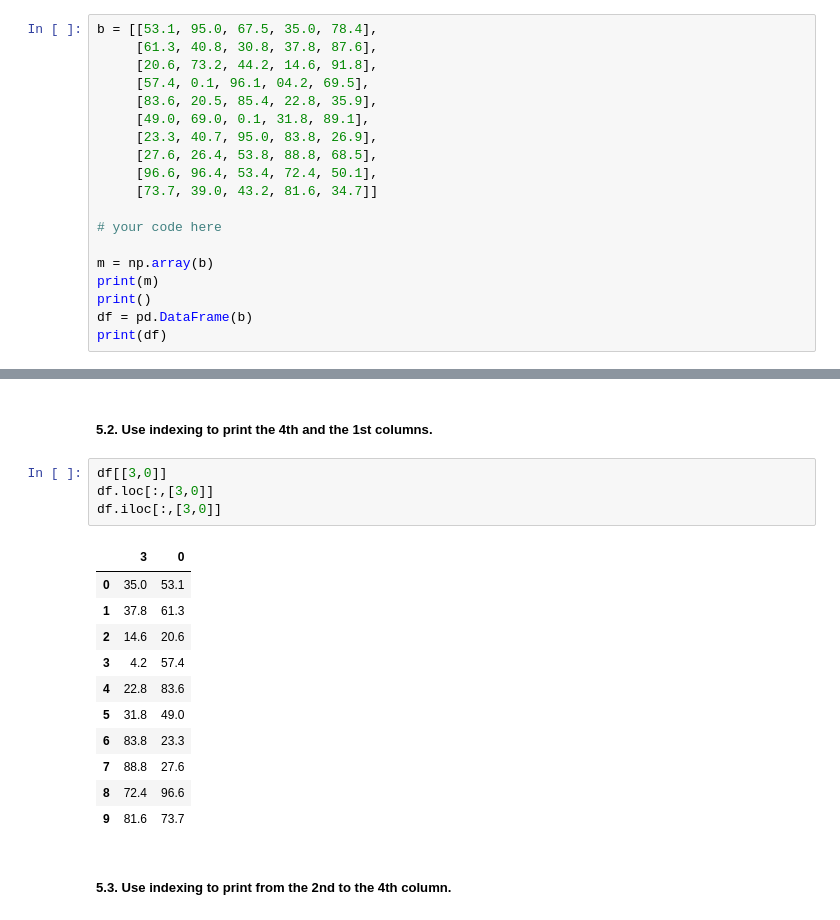
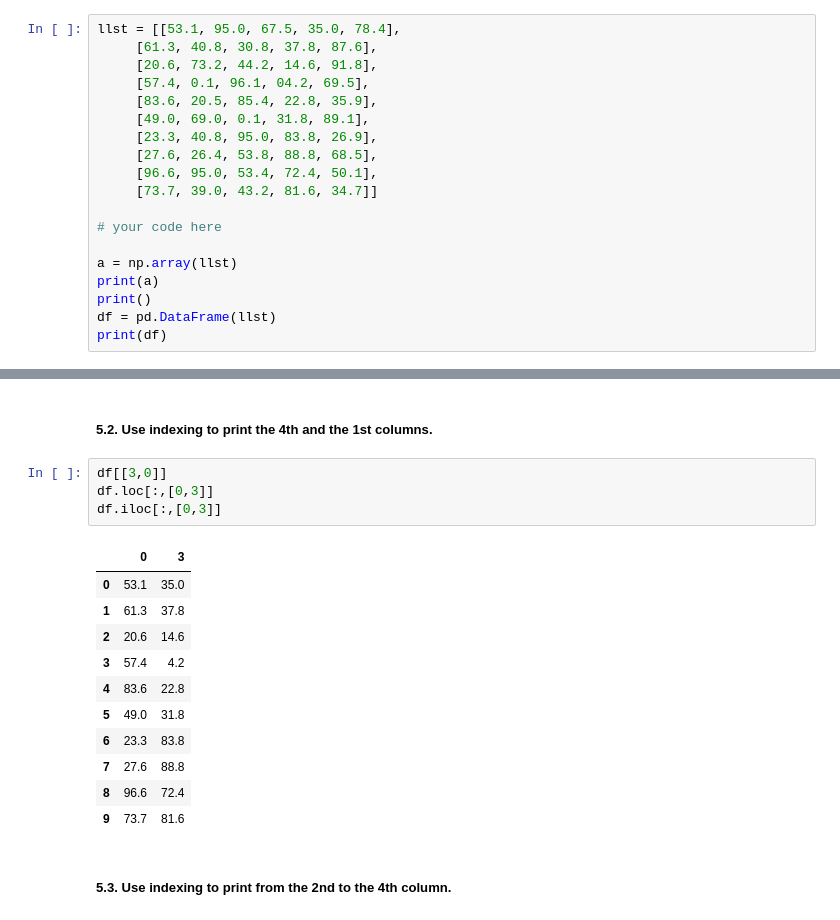
Before and after one commit to HH2805/dataV2-labs, a Jupyter notebook: module-1/Pandas-Intro/introPandas.lab-HH.ipynb, the cells around one changed output, grey strips where cells are left out. Saved outputs shown, nothing was run; the diff lists cells and outputs as text.

```diff
--- a/module-1/Pandas-Intro/introPandas.lab-HH.ipynb
+++ b/module-1/Pandas-Intro/introPandas.lab-HH.ipynb
@@ -70,23 +69,23 @@ print(df_lst.loc[2,0])
 # %% [markdown]
 #### 3. Create an array and a Pandas DataFrame from the list of lists below. Each sublist should be represented as a row.
 # %%
-b = [[53.1, 95.0, 67.5, 35.0, 78.4],
+llst = [[53.1, 95.0, 67.5, 35.0, 78.4],
      [61.3, 40.8, 30.8, 37.8, 87.6],
      [20.6, 73.2, 44.2, 14.6, 91.8],
      [57.4, 0.1, 96.1, 04.2, 69.5],
      [83.6, 20.5, 85.4, 22.8, 35.9],
      [49.0, 69.0, 0.1, 31.8, 89.1],
-     [23.3, 40.7, 95.0, 83.8, 26.9],
+     [23.3, 40.8, 95.0, 83.8, 26.9],
      [27.6, 26.4, 53.8, 88.8, 68.5],
-     [96.6, 96.4, 53.4, 72.4, 50.1],
+     [96.6, 95.0, 53.4, 72.4, 50.1],
      [73.7, 39.0, 43.2, 81.6, 34.7]]
 
 # your code here
 
-m = np.array(b)
-print(m)
+a = np.array(llst)
+print(a)
 print()
-df = pd.DataFrame(b)
+df = pd.DataFrame(llst)
 print(df)
 # %% [output]
 [[53.1 95.  67.5 35.  78.4]
@@ -156,20 +154,20 @@ Name: 3, dtype: float64
 ##### 5.2. Use indexing to print the 4th and the 1st columns.
 # %%
 df[[3,0]]
-df.loc[:,[3,0]]
-df.iloc[:,[3,0]]
+df.loc[:,[0,3]]
+df.iloc[:,[0,3]]
 # %% [output]
-|  | 3 | 0 |
-| 0 | 35.0 | 53.1 |
-| 1 | 37.8 | 61.3 |
-| 2 | 14.6 | 20.6 |
-| 3 | 4.2 | 57.4 |
-| 4 | 22.8 | 83.6 |
-| 5 | 31.8 | 49.0 |
-| 6 | 83.8 | 23.3 |
-| 7 | 88.8 | 27.6 |
-| 8 | 72.4 | 96.6 |
-| 9 | 81.6 | 73.7 |
+|  | 0 | 3 |
+| 0 | 53.1 | 35.0 |
+| 1 | 61.3 | 37.8 |
+| 2 | 20.6 | 14.6 |
+| 3 | 57.4 | 4.2 |
+| 4 | 83.6 | 22.8 |
+| 5 | 49.0 | 31.8 |
+| 6 | 23.3 | 83.8 |
+| 7 | 27.6 | 88.8 |
+| 8 | 96.6 | 72.4 |
+| 9 | 73.7 | 81.6 |
 # %% [markdown]
 ##### 5.3. Use indexing to print from the 2nd to the 4th column.
 # %%
```
Also changed, not shown: parts of 37 cells of this notebook, 2 other files.
